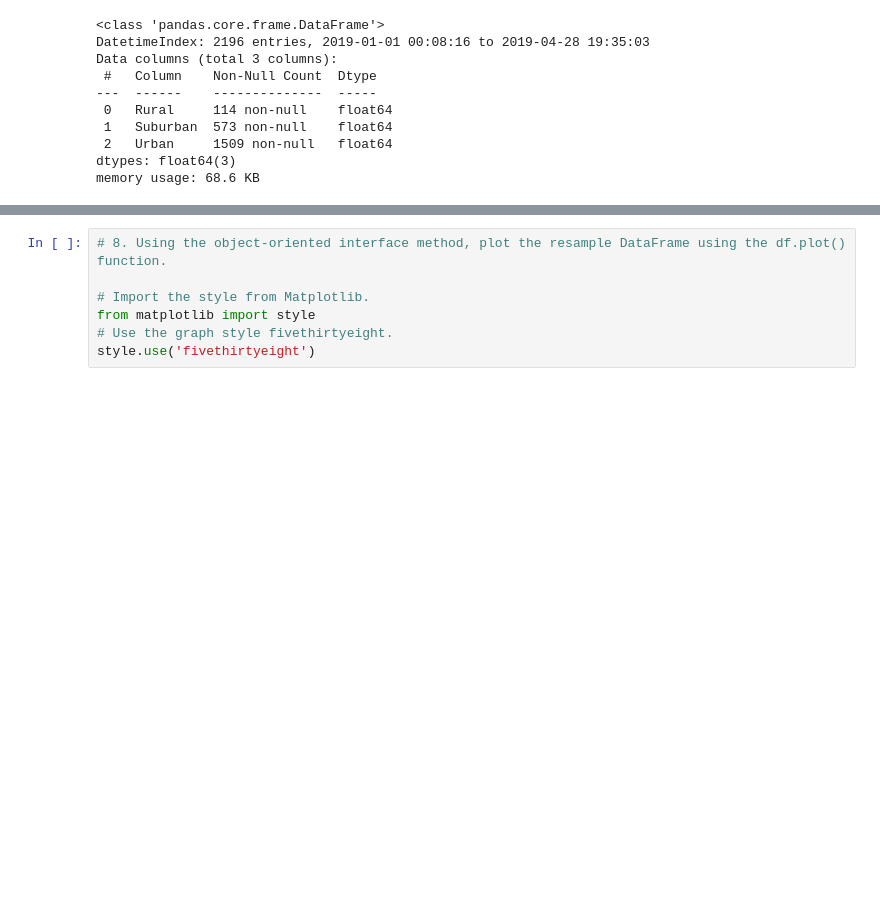
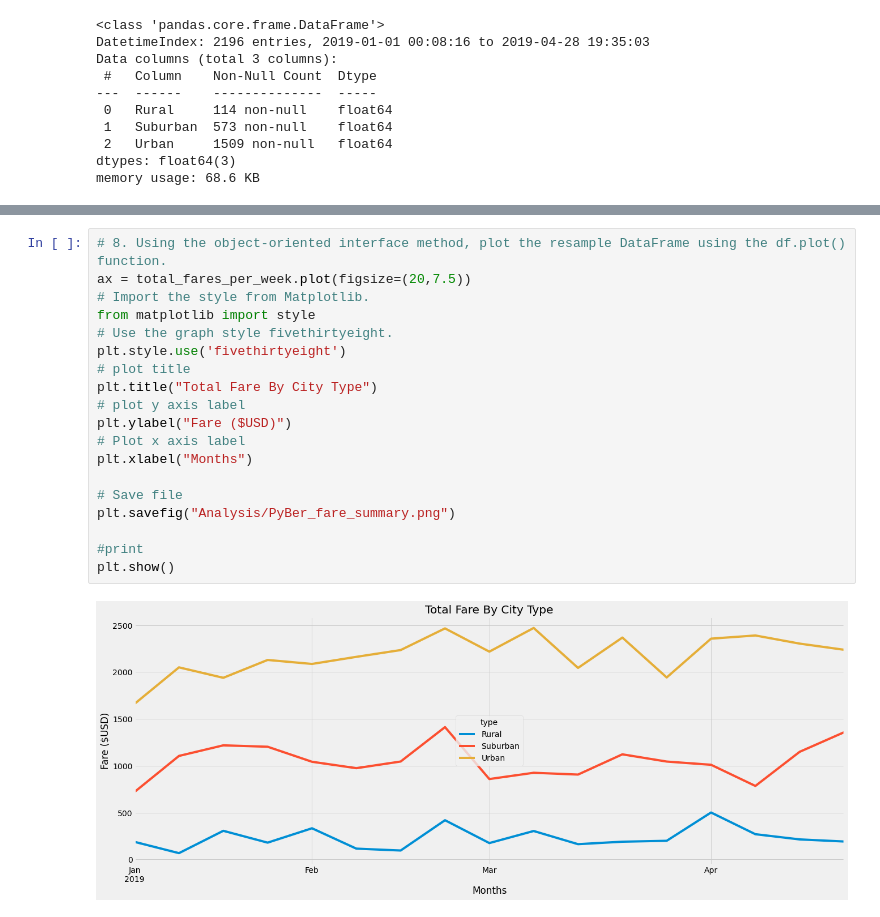
Before and after one commit to mmh926/PyBer_Analysis, a Jupyter notebook: PyBer_Challenge.ipynb, the cells around one changed output, grey strips where cells are left out. Cells and saved outputs as stored; diff of their text form; blank space fills up the shorter version.

```diff
--- a/PyBer_Challenge.ipynb
+++ b/PyBer_Challenge.ipynb
@@ -261,7 +266,21 @@ total_fares_per_week.head()
 # %%
 # 8. Using the object-oriented interface method, plot the resample DataFrame using the df.plot() function.
-
+ax = total_fares_per_week.plot(figsize=(20,7.5))
 # Import the style from Matplotlib.
 from matplotlib import style
 # Use the graph style fivethirtyeight.
-style.use('fivethirtyeight')
+plt.style.use('fivethirtyeight')
+# plot title
+plt.title("Total Fare By City Type")
+# plot y axis label
+plt.ylabel("Fare ($USD)")
+# Plot x axis label
+plt.xlabel("Months")
+
+# Save file
+plt.savefig("Analysis/PyBer_fare_summary.png")
+
+#print
+plt.show()
+# %% [output]
+[figure, added]
```
Also changed, not shown: parts of 3 cells of this notebook, 1 other file.
